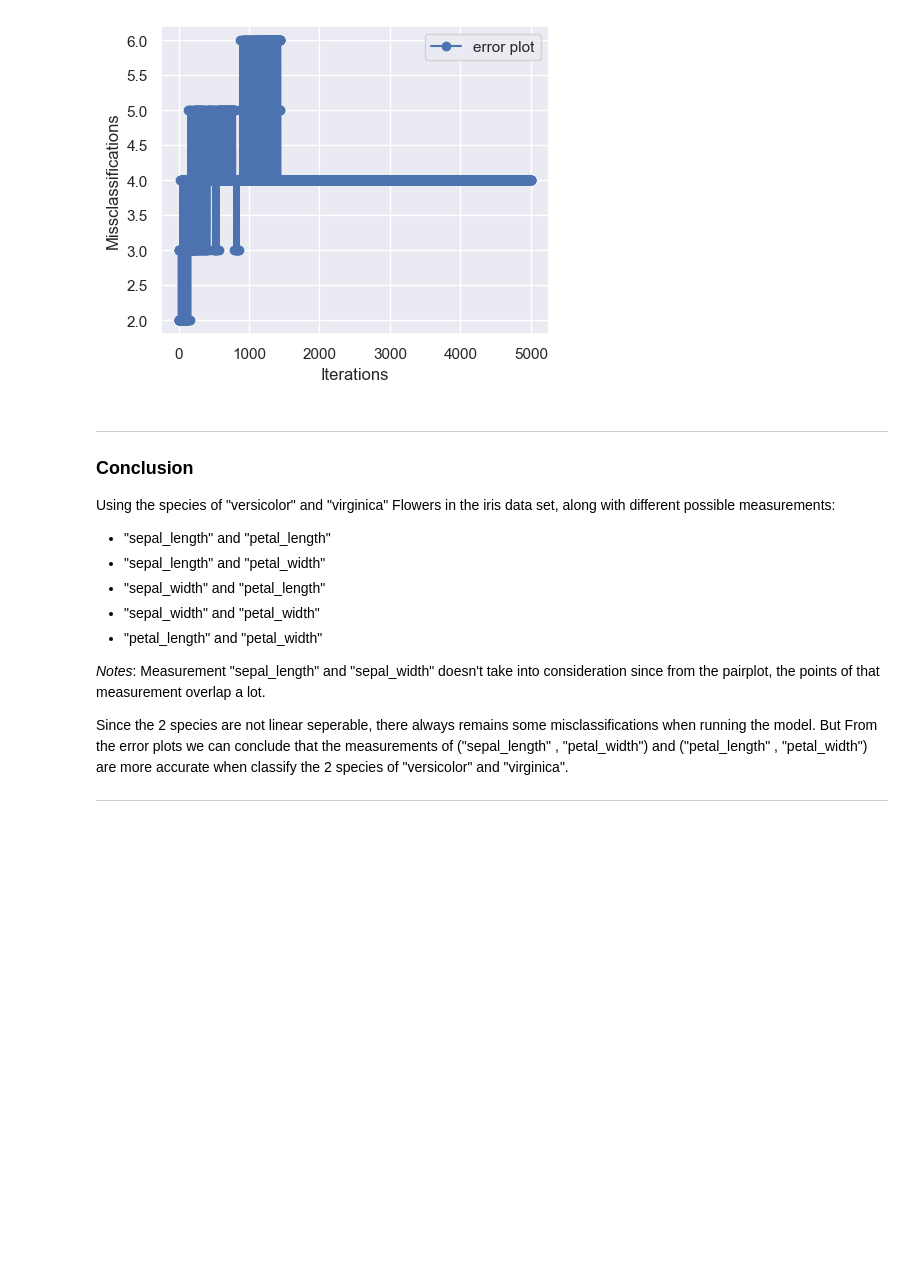
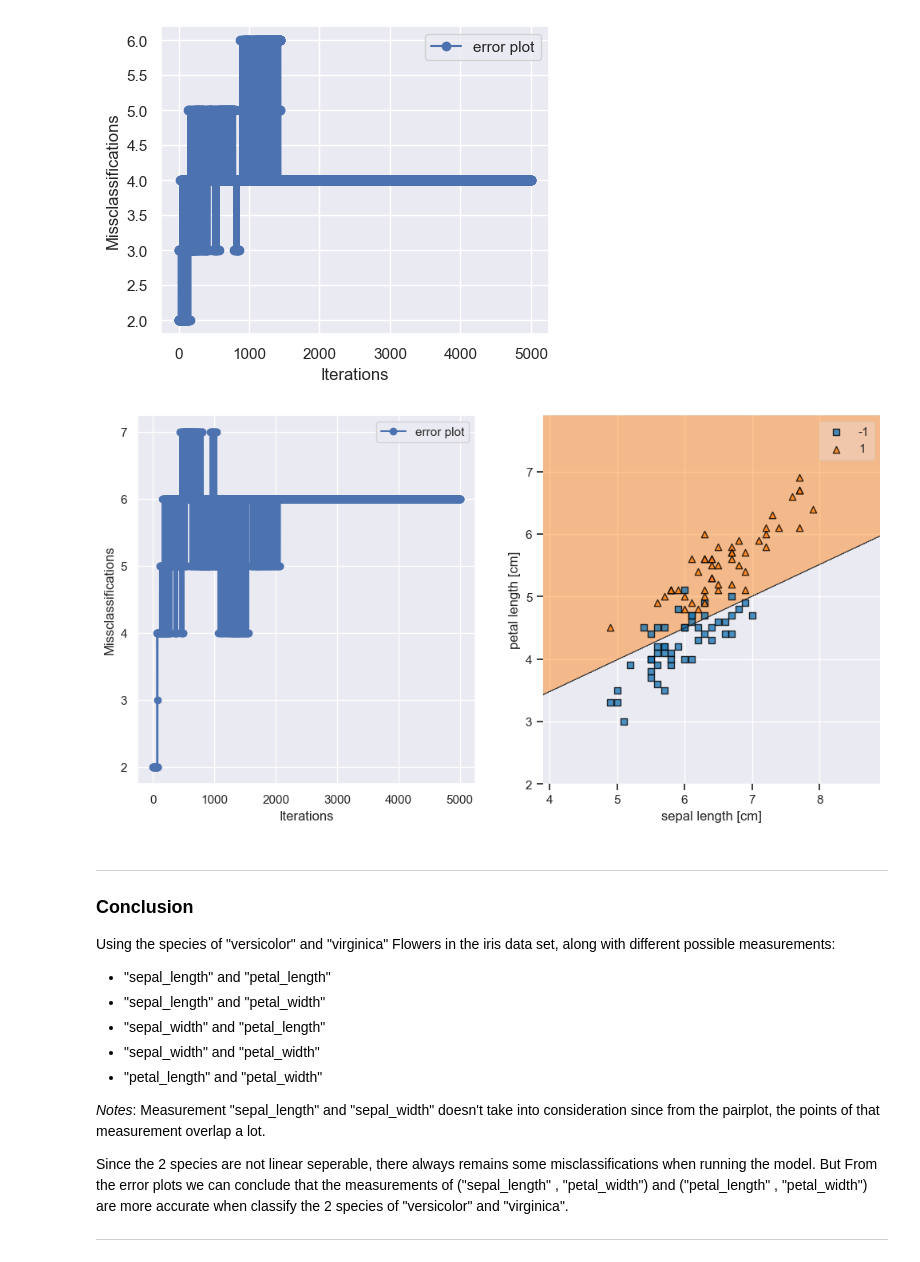
Before and after one commit to Kay-zttang/ML-Course-Notes, a Jupyter notebook: Lec3_The_Perceptron_Algorithm/The_Perceptron_Algorithm.ipynb, the cells around one changed output. Saved outputs shown, nothing was run; the diff lists cells and outputs as text; code cells hidden in the pictures; blank space fills up the shorter version.

```diff
--- a/Lec3_The_Perceptron_Algorithm/The_Perceptron_Algorithm.ipynb
+++ b/Lec3_The_Perceptron_Algorithm/The_Perceptron_Algorithm.ipynb
@@ -265,6 +265,18 @@ plt.show()
   True  True  True  True]
 [figure]
 [figure]
+# %%
+fig,axes=plt.subplots(ncols=2,figsize=(12,6))
+sc1 = axes[0].plot(range(1, len(percep.errors_)+1), percep.errors_,
+         marker = "o",
+         label = "error plot",)
+sc2 = plot_decision_regions(X, y, clf = percep)
+axes[0].set(xlabel="Iterations", ylabel="Missclassifications")
+axes[1].set(xlabel="sepal length [cm]", ylabel="petal length [cm]")
+axes[0].legend()
+plt.show()
+# %% [output]
+[figure, added]
 # %% [markdown]
 ---
 
```
Also changed, not shown: parts of 4 cells of this notebook.
